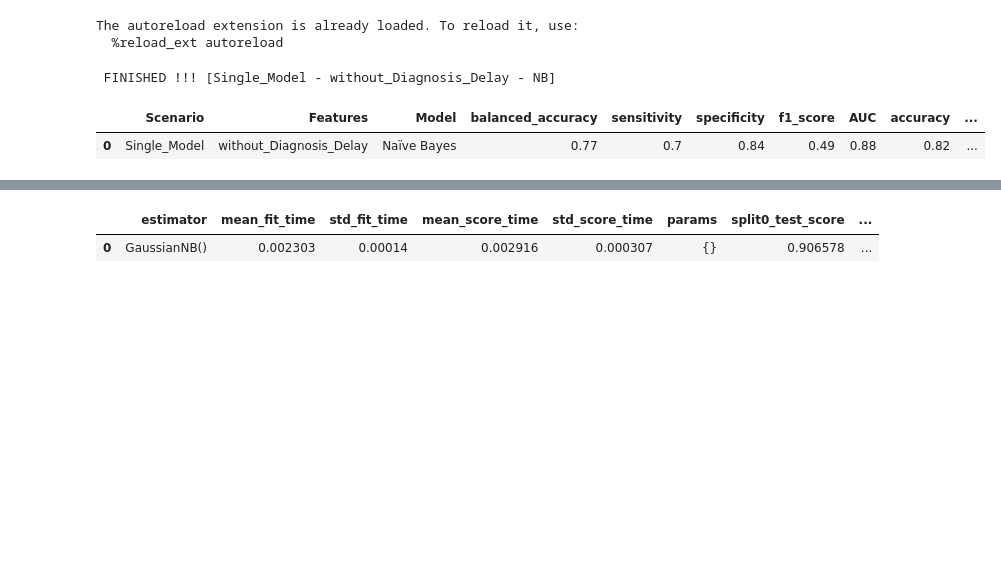
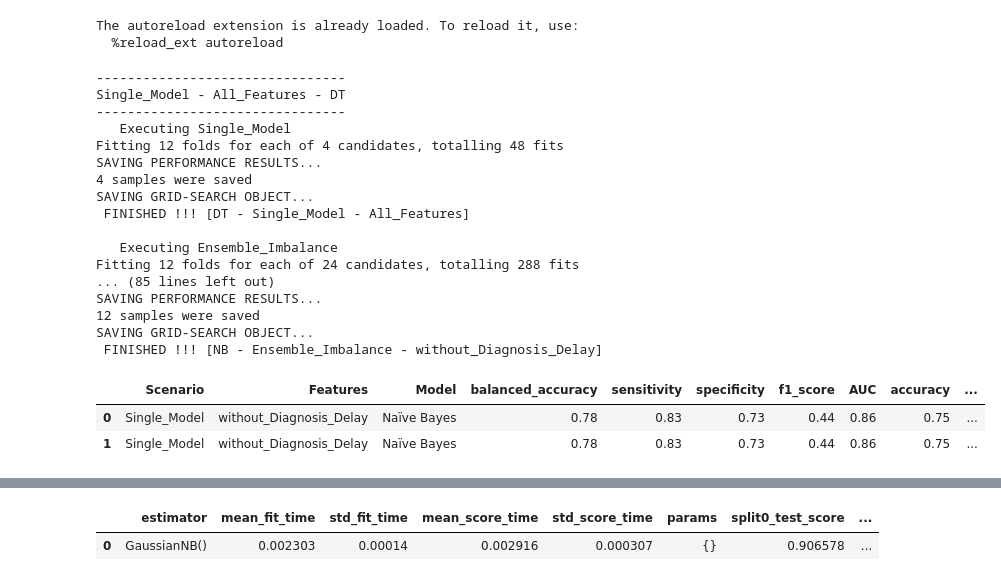
Before and after one commit to fabianopapaiz/als_prognosis_using_ensemble_imbalance, a Jupyter notebook: 05_Train_Validate_Models/999.2 - Multiple models comparision plot_grid_search_stats.ipynb, the cells around one changed output, grey strips where cells are left out. Cells and saved outputs as stored; diff of their text form; code cells hidden in the pictures; blank space fills up the shorter version.

Commit message:
ready to execute saving all data OBJ and Performance

```diff
--- a/05_Train_Validate_Models/999.2 - Multiple models comparision plot_grid_search_stats.ipynb
+++ b/05_Train_Validate_Models/999.2 - Multiple models comparision plot_grid_search_stats.ipynb
@@ -165,7 +165,7 @@ testing = True
 grid_configs = [
     utils_exec_models_new.create_models_DT_grid(testing=testing),
     utils_exec_models_new.create_models_NB_Gaussian_grid(testing=testing),
-#     utils_exec_models_new.create_models_NB_Complement_grid(testing=testing),
+    utils_exec_models_new.create_models_NB_Complement_grid(testing=testing),
 #     utils_exec_models_new.create_models_kNN_grid(testing=testing),
 #     utils_exec_models_new.create_models_RadiusNN_grid(testing=testing),
 #     utils_exec_models_new.create_models_SVM_grid(testing=testing),
@@ -192,8 +192,8 @@ for features_config, X_train, y_train, X_valid, y_valid in datasets:
         # execute gridSearch in the Single-Model scenario
         # ====================================================
         scenario = 'Single_Model'
+        print(f'   Executing {scenario}')
 
-        grid = ArithmeticError()
         grid = sk.model_selection.GridSearchCV(
             estimator=classifier,
             param_grid=param_grid,
@@ -219,14 +219,64 @@ for features_config, X_train, y_train, X_valid, y_valid in datasets:
             y_valid=y_valid,
         )
 
+        print(f' FINISHED !!! [{model_desc} - {scenario} - {features_config}]')
+        print()
 
 
-        clear_output()
+        # ====================================================
+        # execute gridSearch in the Ensemble_Imbalance scenario
+        # ====================================================
+        scenario = 'Ensemble_Imbalance'
+        print(f'   Executing {scenario}')
 
-        print(f' FINISHED !!! [{scenario} - {features_config} - {model_desc}]')
+        models_to_use_as_estimator = utils_exec_models_new.create_model_instances_from_performances(
+            df=df_validation_performances
+        )
+
+        es_classifier, es_estimator, es_param_grid = utils_exec_models_new.create_models_BalancedBagging_grid(
+            estimator=models_to_use_as_estimator,
+            testing=testing,
+        )
+
+        es_grid = sk.model_selection.GridSearchCV(
+            estimator=es_classifier,
+            param_grid=es_param_grid,
+            scoring=utils_exec_models_new.get_default_scoring(),
+            cv=cv,
+            verbose=1,
+            n_jobs=utils_exec_models_new.N_JOBS, #7
+            return_train_score=True,
+            refit=utils_exec_models_new.DEFAULT_SCORE # balanced accuracy
+        )
+
+        # fit the grid and save the trainning and validation performances
+        es_grid, es_df_validation_performances = utils_exec_models_new.exec_grid_search_and_save_performances(
+            dir_dest=dir_dest,
+            testing=testing,
+            grid=es_grid,
+            classifier=es_classifier,
+            scenario=scenario,
+            features_config=features_config,
+            X_train=X_train,
+            y_train=y_train,
+            X_valid=X_valid,
+            y_valid=y_valid,
+        )
+
+
+#         clear_output()
+
+        print(f' FINISHED !!! [{model_desc} - {scenario} - {features_config}]')
         print()
 
 #         break
+#     break
+
+
+
+
+display(df_validation_performances.head(2))
+display(es_df_validation_performances)
 
 # ======================================================================
 # ======================================================================
@@ -234,7 +284,6 @@ for features_config, X_train, y_train, X_valid, y_valid in datasets:
 # ======================================================================
 
 
-display(df_validation_performances)
 
 asdasa
 # verify if already exists an CSV with the results
@@ -287,32 +336,49 @@ for classifier, param_grid in grid_configs:
 #         df_performances = pd.concat([df_performances, df_performances_aux])
 
 #     # store additional info (DET, Prec-Recall-curve, ROC, and predictions)
 #     additionals_info.append(add_info)
 
 #     classifier_name = utils_exec_models_new.get_classifier_class_name(classifier)
 
 #     #save the best performance for the current classifier
 #     csv_file = os.path.abspath(f'exec_results/top_results_{classifier_name}.csv')
 #     utils.save_to_csv(df=df_performances_detailed, csv_file=csv_file)
 
 #     # Store additional_info data (serialize)
 #     pickle_file = os.path.abspath(f'exec_results/best_model_add_info_{classifier_name}.pickle')
 #     with open(pickle_file, 'wb') as handle:
 #         pickle.dump(add_info, handle) #, protocol=pickle.HIGHEST_PROTOCOL)
 
 
 print()
 print('FINISHED !!!')
 
 # # sort the performances
 # df_performances = utils_exec_models_new.sort_performances_results(df=df_performances,)
 
 # #show all results
 # display(df_performances)
 
 # # save the results
 # utils.save_to_csv(df=df_performances, csv_file=csv_performances_saved)
 # %% [output]
- FINISHED !!! [Single_Model - without_Diagnosis_Delay - NB]
+--------------------------------
+Single_Model - All_Features - DT
+--------------------------------
+   Executing Single_Model
+Fitting 12 folds for each of 4 candidates, totalling 48 fits
+SAVING PERFORMANCE RESULTS...
+4 samples were saved
+SAVING GRID-SEARCH OBJECT...
+ FINISHED !!! [DT - Single_Model - All_Features]
+
+   Executing Ensemble_Imbalance
+Fitting 12 folds for each of 24 candidates, totalling 288 fits
+... (85 lines left out)
+SAVING PERFORMANCE RESULTS...
+12 samples were saved
+SAVING GRID-SEARCH OBJECT...
+ FINISHED !!! [NB - Ensemble_Imbalance - without_Diagnosis_Delay]
 |  | Scenario | Features | Model | balanced_accuracy | sensitivity | specificity | f1_score | AUC | accuracy | ... |
-| 0 | Single_Model | without_Diagnosis_Delay | Naïve Bayes | 0.77 | 0.7 | 0.84 | 0.49 | 0.88 | 0.82 | ... |
+| 0 | Single_Model | without_Diagnosis_Delay | Naïve Bayes | 0.78 | 0.83 | 0.73 | 0.44 | 0.86 | 0.75 | ... |
+| 1 | Single_Model | without_Diagnosis_Delay | Naïve Bayes | 0.78 | 0.83 | 0.73 | 0.44 | 0.86 | 0.75 | ... |
```
Also changed, not shown: parts of 2 cells of this notebook, 29 other files.
